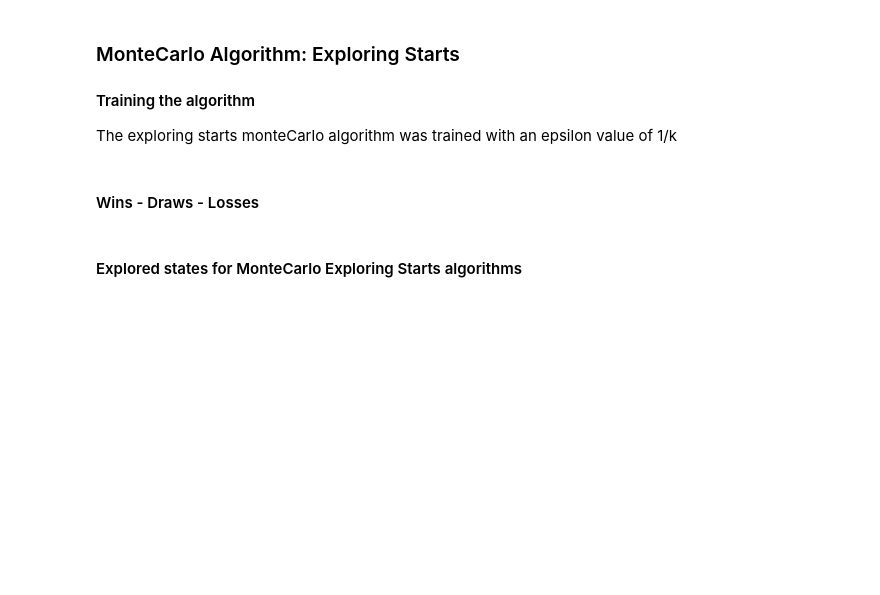
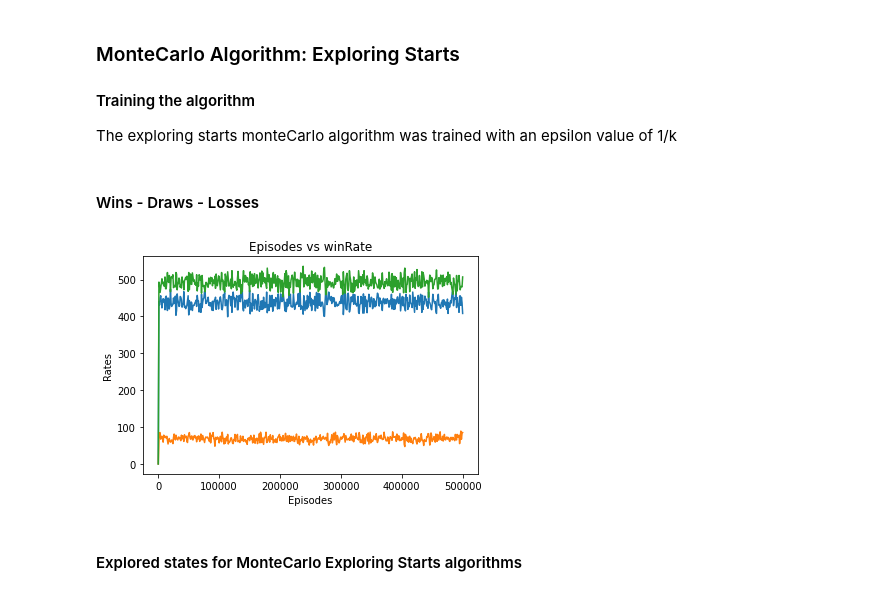
Before and after one commit to Voben/ARI2204-Reinforcement_Learning, a Jupyter notebook: main.ipynb, the cells around one changed output. Saved outputs shown, nothing was run; the diff lists cells and outputs as text; code cells hidden in the pictures; blank space fills up the shorter version.

```diff
--- a/main.ipynb
+++ b/main.ipynb
@@ -629,4 +686,8 @@ mc.explStart(numOfEps)
 # %% [markdown]
 #### Wins - Draws - Losses
+# %%
+plotOutcomes(numOfEps, mc)
+# %% [output]
+[figure, added]
 # %% [markdown]
 #### Explored states for MonteCarlo Exploring Starts algorithms
```
Also changed, not shown: parts of 32 cells of this notebook.
